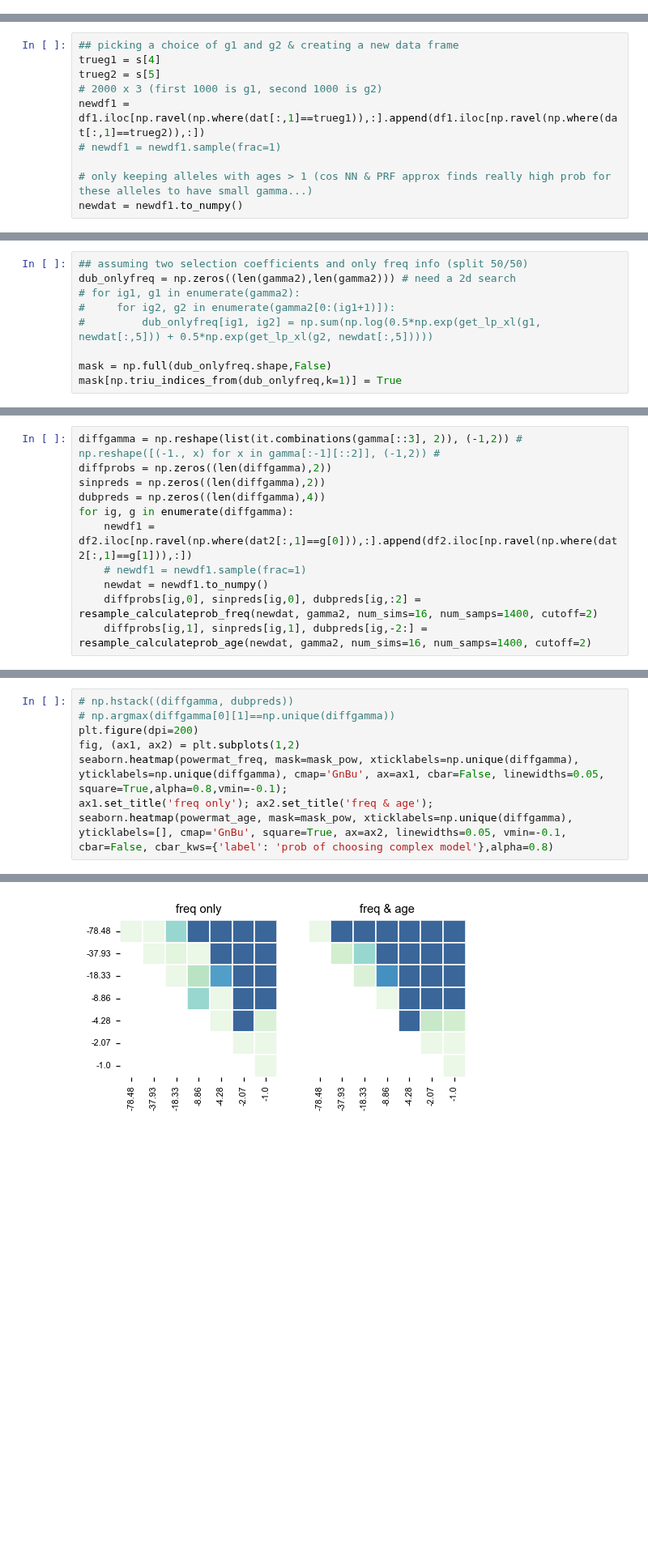
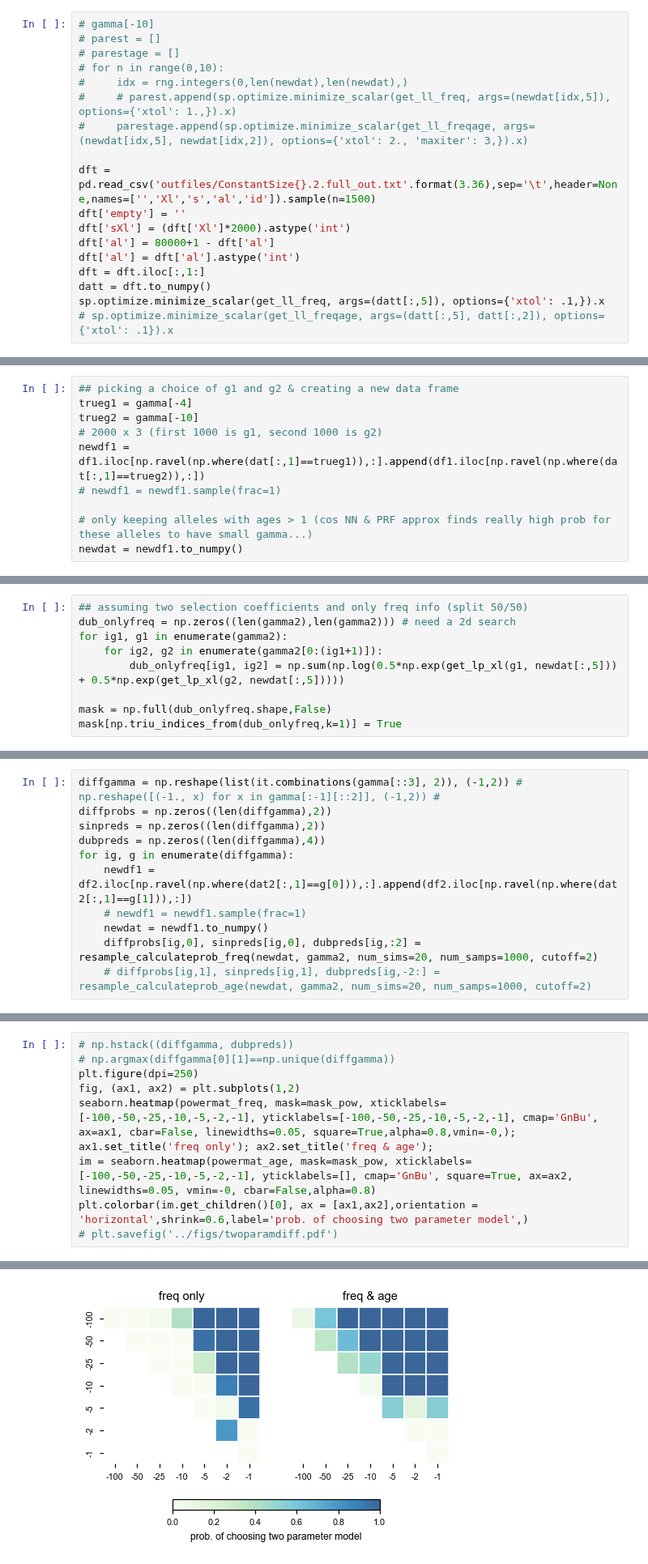
Before and after one commit to VivaswatS/selCoefEst, a Jupyter notebook: mom-framework.ipynb, the cells around one changed output, grey strips where cells are left out. Shown at 81% size. Saved outputs shown, nothing was run; the diff lists cells and outputs as text; blank space fills up the shorter version.

Commit message:
added code for figure creation + prelim testing for 2-d optimization using L-BFGS-B

```diff
--- a/mom-framework.ipynb
+++ b/mom-framework.ipynb
@@ -672,0 +684,18 @@ ValueError: a must be greater than 0 unless no samples are taken
+# %%
+# gamma[-10]
+# parest = []
+# parestage = []
+# for n in range(0,10):
+#     idx = rng.integers(0,len(newdat),len(newdat),)
+#     # parest.append(sp.optimize.minimize_scalar(get_ll_freq, args=(newdat[idx,5]), options={'xtol': 1.,}).x)
+#     parestage.append(sp.optimize.minimize_scalar(get_ll_freqage, args=(newdat[idx,5], newdat[idx,2]), options={'xtol': 2., 'maxiter': 3,}).x)
+
+dft = pd.read_csv('outfiles/ConstantSize{}.2.full_out.txt'.format(3.36),sep='\t',header=None,names=['','Xl','s','al','id']).sample(n=1500)
+dft['empty'] = ''
+dft['sXl'] = (dft['Xl']*2000).astype('int')
+dft['al'] = 80000+1 - dft['al']
+dft['al'] = dft['al'].astype('int')
+dft = dft.iloc[:,1:]
+datt = dft.to_numpy()
+sp.optimize.minimize_scalar(get_ll_freq, args=(datt[:,5]), options={'xtol': .1,}).x
+# sp.optimize.minimize_scalar(get_ll_freqage, args=(datt[:,5], datt[:,2]), options={'xtol': .1}).x
@@ -1549,8 +1604,8 @@ plt.plot(-gamma, -np.abs(gamma-preds_sin_onlyage)*100/gamma, color='coral', labe
 plt.legend(); plt.semilogx(); plt.xlabel('-γ'); plt.ylabel('relative error'); plt.show()
 # %%
 ## picking a choice of g1 and g2 & creating a new data frame
-trueg1 = s[4]
-trueg2 = s[5]
+trueg1 = gamma[-4]
+trueg2 = gamma[-10]
 # 2000 x 3 (first 1000 is g1, second 1000 is g2)
 newdf1 = df1.iloc[np.ravel(np.where(dat[:,1]==trueg1)),:].append(df1.iloc[np.ravel(np.where(dat[:,1]==trueg2)),:])
 # newdf1 = newdf1.sample(frac=1)
@@ -1560,9 +1651,9 @@ newdat = newdf1.to_numpy()
 # %%
 ## assuming two selection coefficients and only freq info (split 50/50)
 dub_onlyfreq = np.zeros((len(gamma2),len(gamma2))) # need a 2d search
-# for ig1, g1 in enumerate(gamma2):
-#     for ig2, g2 in enumerate(gamma2[0:(ig1+1)]):
-#         dub_onlyfreq[ig1, ig2] = np.sum(np.log(0.5*np.exp(get_lp_xl(g1, newdat[:,5])) + 0.5*np.exp(get_lp_xl(g2, newdat[:,5]))))
+for ig1, g1 in enumerate(gamma2):
+    for ig2, g2 in enumerate(gamma2[0:(ig1+1)]):
+        dub_onlyfreq[ig1, ig2] = np.sum(np.log(0.5*np.exp(get_lp_xl(g1, newdat[:,5])) + 0.5*np.exp(get_lp_xl(g2, newdat[:,5]))))
 
 mask = np.full(dub_onlyfreq.shape,False)
 mask[np.triu_indices_from(dub_onlyfreq,k=1)] = True
@@ -1770,5 +1862,5 @@ for ig, g in enumerate(diffgamma):
     newdf1 = df2.iloc[np.ravel(np.where(dat2[:,1]==g[0])),:].append(df2.iloc[np.ravel(np.where(dat2[:,1]==g[1])),:])
     # newdf1 = newdf1.sample(frac=1)
     newdat = newdf1.to_numpy()
-    diffprobs[ig,0], sinpreds[ig,0], dubpreds[ig,:2] = resample_calculateprob_freq(newdat, gamma2, num_sims=16, num_samps=1400, cutoff=2)
-    diffprobs[ig,1], sinpreds[ig,1], dubpreds[ig,-2:] = resample_calculateprob_age(newdat, gamma2, num_sims=16, num_samps=1400, cutoff=2)
+    diffprobs[ig,0], sinpreds[ig,0], dubpreds[ig,:2] = resample_calculateprob_freq(newdat, gamma2, num_sims=20, num_samps=1000, cutoff=2)
+    # diffprobs[ig,1], sinpreds[ig,1], dubpreds[ig,-2:] = resample_calculateprob_age(newdat, gamma2, num_sims=20, num_samps=1000, cutoff=2)
@@ -1871,9 +1967,11 @@ powermat_freq, powermat_age
 # %%
 # np.hstack((diffgamma, dubpreds))
 # np.argmax(diffgamma[0][1]==np.unique(diffgamma))
-plt.figure(dpi=200)
+plt.figure(dpi=250)
 fig, (ax1, ax2) = plt.subplots(1,2)
-seaborn.heatmap(powermat_freq, mask=mask_pow, xticklabels=np.unique(diffgamma), yticklabels=np.unique(diffgamma), cmap='GnBu', ax=ax1, cbar=False, linewidths=0.05, square=True,alpha=0.8,vmin=-0.1);
+seaborn.heatmap(powermat_freq, mask=mask_pow, xticklabels=[-100,-50,-25,-10,-5,-2,-1], yticklabels=[-100,-50,-25,-10,-5,-2,-1], cmap='GnBu', ax=ax1, cbar=False, linewidths=0.05, square=True,alpha=0.8,vmin=-0,);
 ax1.set_title('freq only'); ax2.set_title('freq & age');
-seaborn.heatmap(powermat_age, mask=mask_pow, xticklabels=np.unique(diffgamma), yticklabels=[], cmap='GnBu', square=True, ax=ax2, linewidths=0.05, vmin=-0.1, cbar=False, cbar_kws={'label': 'prob of choosing complex model'},alpha=0.8)
+im = seaborn.heatmap(powermat_age, mask=mask_pow, xticklabels=[-100,-50,-25,-10,-5,-2,-1], yticklabels=[], cmap='GnBu', square=True, ax=ax2, linewidths=0.05, vmin=-0, cbar=False,alpha=0.8)
+plt.colorbar(im.get_children()[0], ax = [ax1,ax2],orientation = 'horizontal',shrink=0.6,label='prob. of choosing two parameter model',)
+# plt.savefig('../figs/twoparamdiff.pdf')
 # %% [output]
@@ -1882 +1979 @@ seaborn.heatmap(powermat_age, mask=mask_pow, xticklabels=np.unique(diffgamma), y
-[figure, old version]
+[figure, new version]
```
Also changed, not shown: parts of 59 cells of this notebook.
